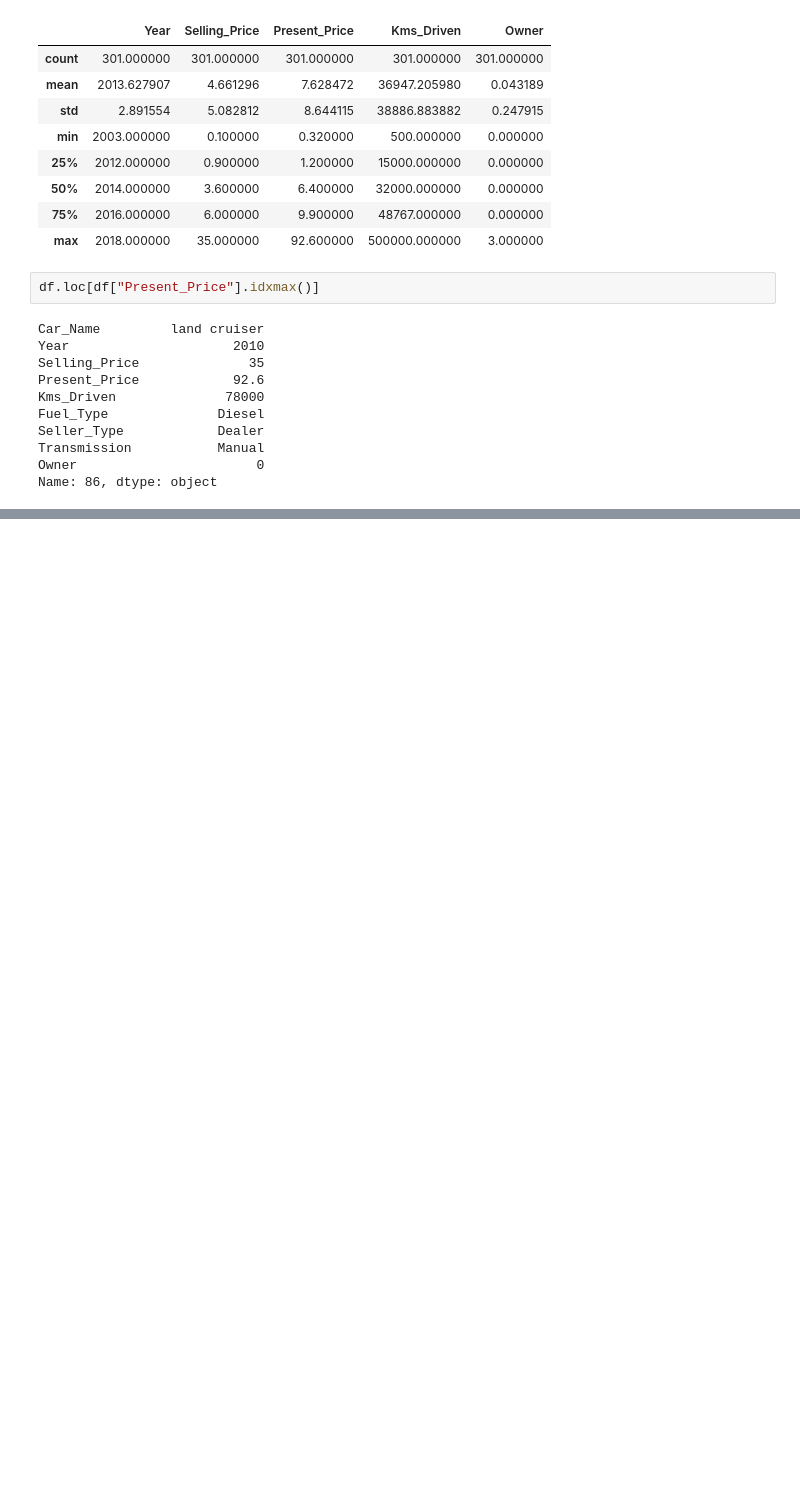
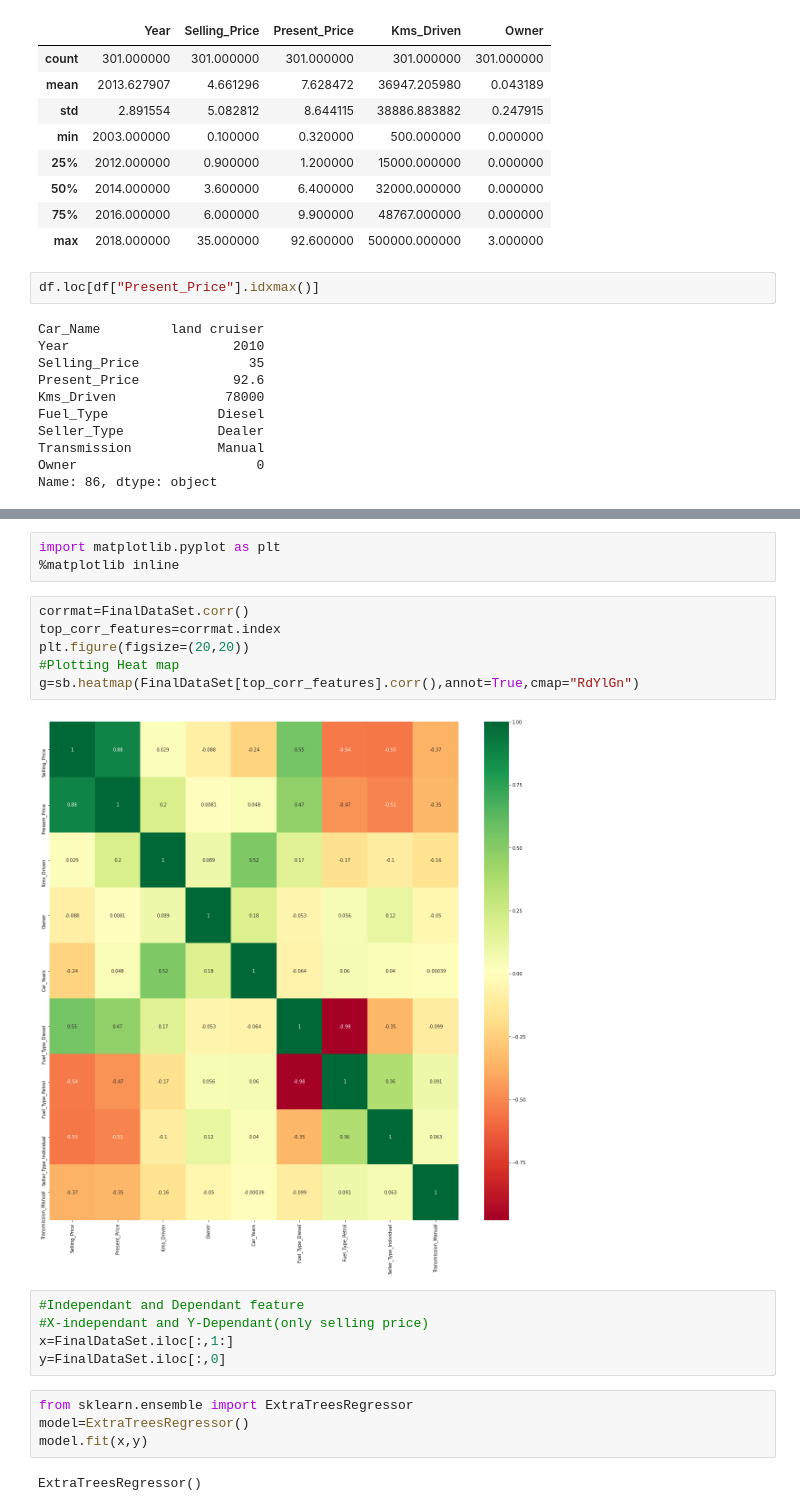
Before and after one commit to MautKaFarishta/Simple-Data-Scince-Projects, a Jupyter notebook: LinearModels/CarPricePrediction/CarPricePrediction.ipynb, the cells around one changed output, grey strips where cells are left out. Saved outputs shown, nothing was run; the diff lists cells and outputs as text; blank space fills up the shorter version.

```diff
--- a/LinearModels/CarPricePrediction/CarPricePrediction.ipynb
+++ b/LinearModels/CarPricePrediction/CarPricePrediction.ipynb
@@ -61,0 +103,22 @@ Name: 86, dtype: object
+# %%
+import matplotlib.pyplot as plt
+%matplotlib inline
+# %%
+corrmat=FinalDataSet.corr()
+top_corr_features=corrmat.index
+plt.figure(figsize=(20,20))
+#Plotting Heat map
+g=sb.heatmap(FinalDataSet[top_corr_features].corr(),annot=True,cmap="RdYlGn")
+# %% [output]
+[figure, added]
+# %%
+#Independant and Dependant feature
+#X-independant and Y-Dependant(only selling price)
+x=FinalDataSet.iloc[:,1:]
+y=FinalDataSet.iloc[:,0]
+# %%
+from sklearn.ensemble import ExtraTreesRegressor
+model=ExtraTreesRegressor()
+model.fit(x,y)
+# %% [output]
+ExtraTreesRegressor()
```
Also changed, not shown: parts of 20 cells of this notebook, 3 other files.
